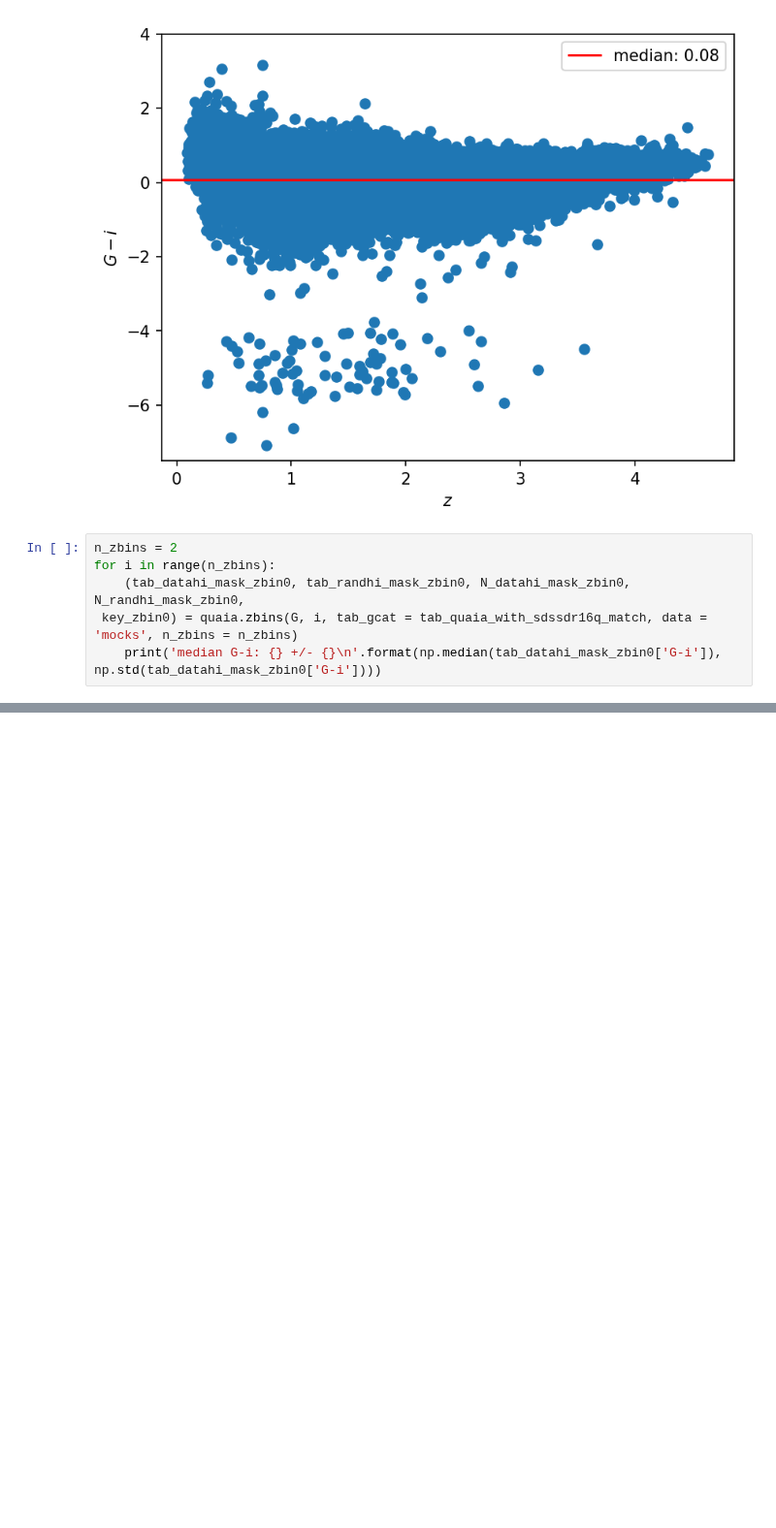
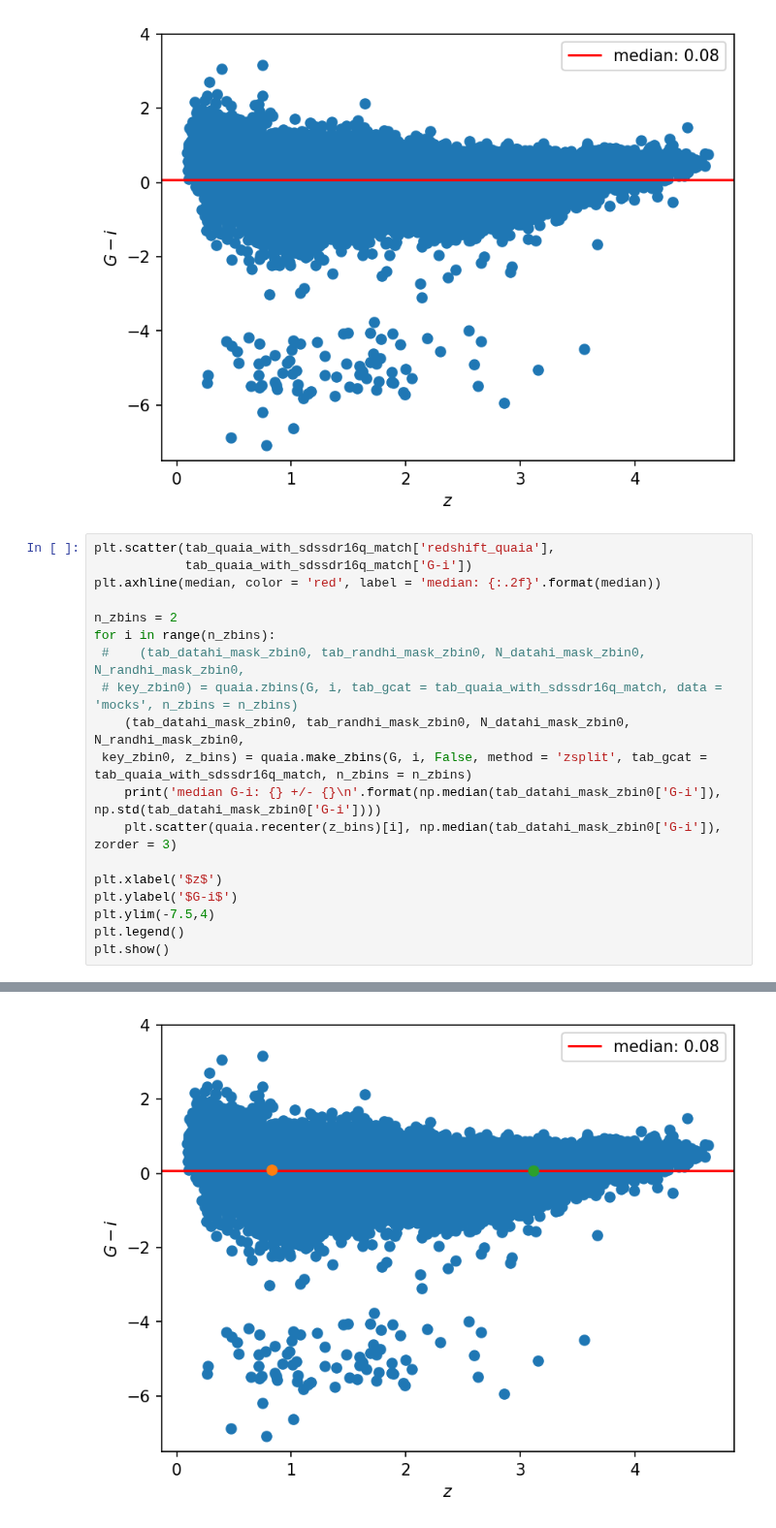
Before and after one commit to mshiferaw/quaia_bias, a Jupyter notebook: notebooks/2025-08-26_G-i.ipynb, the cells around one changed output, grey strips where cells are left out. Shown at 97% size. Saved outputs shown, nothing was run; the diff lists cells and outputs as text; blank space fills up the shorter version.

```diff
--- a/notebooks/2025-08-26_G-i.ipynb
+++ b/notebooks/2025-08-26_G-i.ipynb
@@ -100,23 +100,37 @@ plt.show()
 # %% [output]
 [figure]
 # %%
+plt.scatter(tab_quaia_with_sdssdr16q_match['redshift_quaia'],
+            tab_quaia_with_sdssdr16q_match['G-i'])
+plt.axhline(median, color = 'red', label = 'median: {:.2f}'.format(median))
+
 n_zbins = 2
 for i in range(n_zbins):
+ #    (tab_datahi_mask_zbin0, tab_randhi_mask_zbin0, N_datahi_mask_zbin0, N_randhi_mask_zbin0,
+ # key_zbin0) = quaia.zbins(G, i, tab_gcat = tab_quaia_with_sdssdr16q_match, data = 'mocks', n_zbins = n_zbins)
     (tab_datahi_mask_zbin0, tab_randhi_mask_zbin0, N_datahi_mask_zbin0, N_randhi_mask_zbin0,
- key_zbin0) = quaia.zbins(G, i, tab_gcat = tab_quaia_with_sdssdr16q_match, data = 'mocks', n_zbins = n_zbins)
+ key_zbin0, z_bins) = quaia.make_zbins(G, i, False, method = 'zsplit', tab_gcat = tab_quaia_with_sdssdr16q_match, n_zbins = n_zbins)
     print('median G-i: {} +/- {}\n'.format(np.median(tab_datahi_mask_zbin0['G-i']), np.std(tab_datahi_mask_zbin0['G-i'])))
+    plt.scatter(quaia.recenter(z_bins)[i], np.median(tab_datahi_mask_zbin0['G-i']), zorder = 3)
+
+plt.xlabel('$z$')
+plt.ylabel('$G-i$')
+plt.ylim(-7.5,4)
+plt.legend()
+plt.show()
 # %% [output]
 [  0.  50. 100.]
 zbins: [0.08373538 1.57388961 4.64528728]
 n_zbins: 2
 zmin: 0.09373538191722569
 zmax: 1.5738763809204102
 median G-i: 0.09882354736328125 +/- 63.9920768737793
 
 [  0.  50. 100.]
 zbins: [0.08373538 1.57388961 4.64528728]
 n_zbins: 2
 zmin: 1.5738896131515503
 zmax: 4.635287284851074
 median G-i: 0.06924629211425781 +/- 45.26306915283203
+[figure, added]
 # %%
```
Also changed, not shown: parts of 2 cells of this notebook, 10 other files.
